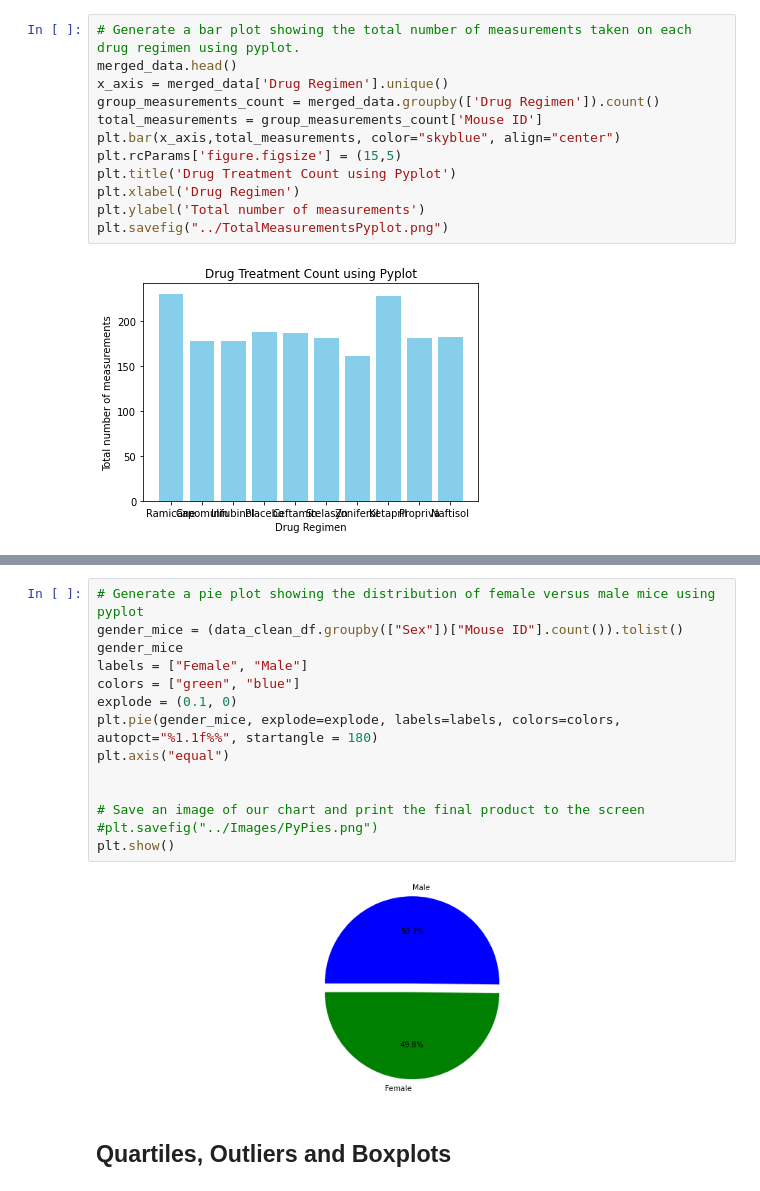
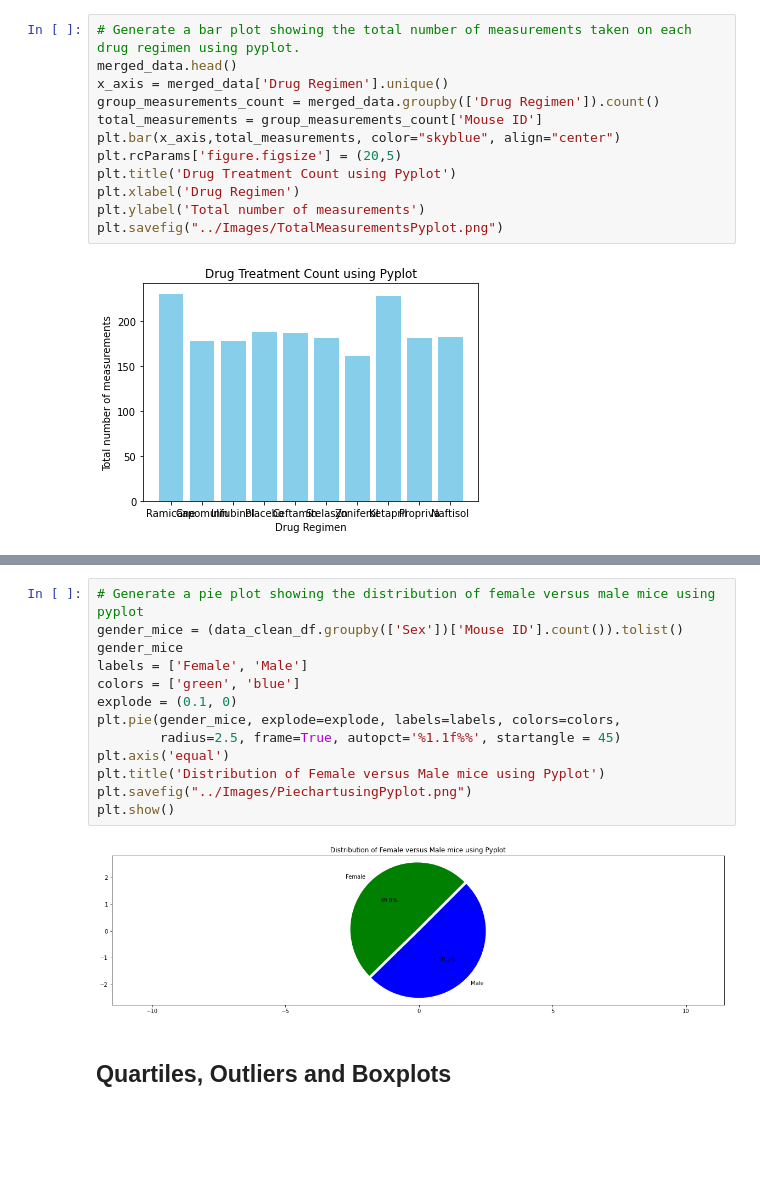
Before and after one commit to VijetaPuthran/Matplotlib, a Jupyter notebook: Pymaceuticals/pymaceuticals_starter.ipynb, the cells around one changed output, grey strips where cells are left out. Drawn from its saved outputs; the diff is of its cells as text; blank space fills up the shorter version.

```diff
--- a/Pymaceuticals/pymaceuticals_starter.ipynb
+++ b/Pymaceuticals/pymaceuticals_starter.ipynb
@@ -174,11 +174,11 @@ x_axis = merged_data['Drug Regimen'].unique()
 group_measurements_count = merged_data.groupby(['Drug Regimen']).count()
 total_measurements = group_measurements_count['Mouse ID']
 plt.bar(x_axis,total_measurements, color="skyblue", align="center")
-plt.rcParams['figure.figsize'] = (15,5)
+plt.rcParams['figure.figsize'] = (20,5)
 plt.title('Drug Treatment Count using Pyplot')
 plt.xlabel('Drug Regimen')
 plt.ylabel('Total number of measurements')
-plt.savefig("../TotalMeasurementsPyplot.png")
+plt.savefig("../Images/TotalMeasurementsPyplot.png")
 # %% [output]
 [figure]
 # %%
@@ -198,19 +200,18 @@ plt.show()
 # %%
 # Generate a pie plot showing the distribution of female versus male mice using pyplot
-gender_mice = (data_clean_df.groupby(["Sex"])["Mouse ID"].count()).tolist()
+gender_mice = (data_clean_df.groupby(['Sex'])['Mouse ID'].count()).tolist()
 gender_mice
-labels = ["Female", "Male"]
-colors = ["green", "blue"]
+labels = ['Female', 'Male']
+colors = ['green', 'blue']
 explode = (0.1, 0)
-plt.pie(gender_mice, explode=explode, labels=labels, colors=colors, autopct="%1.1f%%", startangle = 180)
-plt.axis("equal")
-
-
-# Save an image of our chart and print the final product to the screen
-#plt.savefig("../Images/PyPies.png")
+plt.pie(gender_mice, explode=explode, labels=labels, colors=colors,
+        radius=2.5, frame=True, autopct='%1.1f%%', startangle = 45)
+plt.axis('equal')
+plt.title('Distribution of Female versus Male mice using Pyplot')
+plt.savefig("../Images/PiechartusingPyplot.png")
 plt.show()
 # %% [output]
-[figure, old version]
+[figure, new version]
 # %% [markdown]
 ## Quartiles, Outliers and Boxplots
 # %%
```
Also changed, not shown: parts of 11 cells of this notebook, 11 other files.
